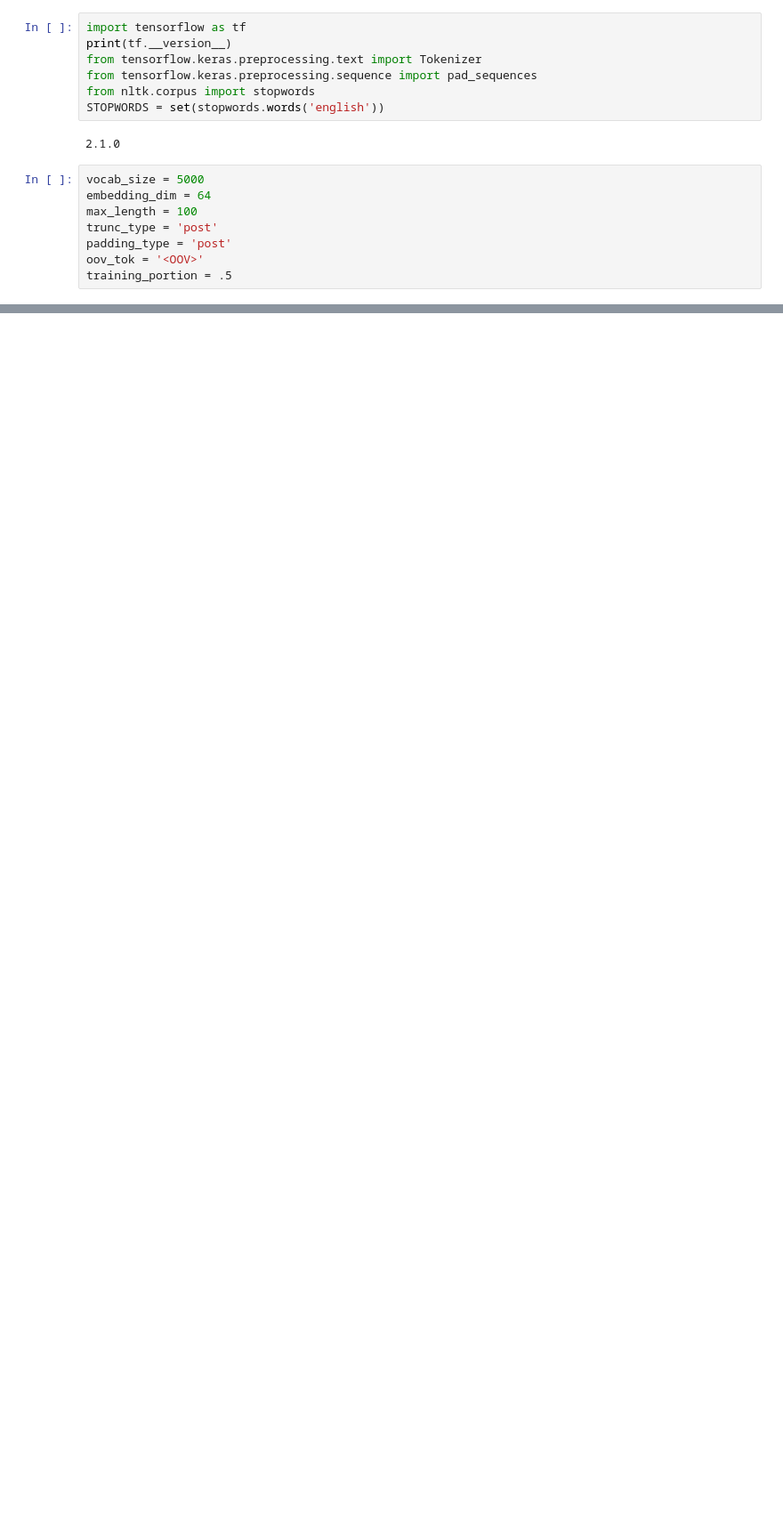
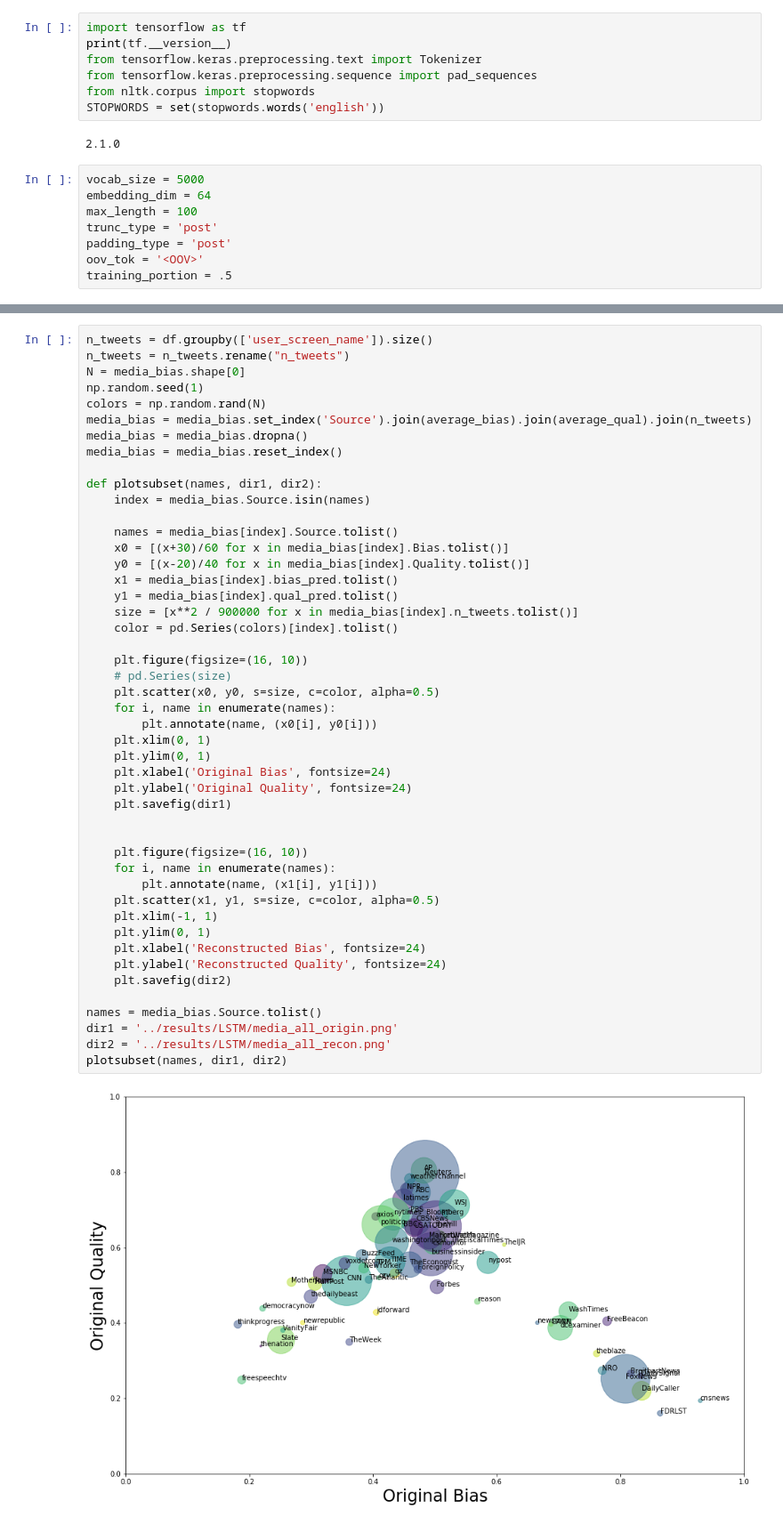
Before and after one commit to zchao3LA/MediaSentiment, a Jupyter notebook: code/LSTM_regression.ipynb, the cells around one changed output, grey strips where cells are left out. Shown at 89% size. Cells and saved outputs as stored; diff of their text form; blank space fills up the shorter version.

```diff
--- a/code/LSTM_regression.ipynb
+++ b/code/LSTM_regression.ipynb
@@ -349,0 +380,49 @@ training_label_seq[199:211,:]
+# %%
+n_tweets = df.groupby(['user_screen_name']).size()
+n_tweets = n_tweets.rename("n_tweets")
+N = media_bias.shape[0]
+np.random.seed(1)
+colors = np.random.rand(N)
+media_bias = media_bias.set_index('Source').join(average_bias).join(average_qual).join(n_tweets)
+media_bias = media_bias.dropna()
+media_bias = media_bias.reset_index()
+
+def plotsubset(names, dir1, dir2):
+    index = media_bias.Source.isin(names)
+
+    names = media_bias[index].Source.tolist()
+    x0 = [(x+30)/60 for x in media_bias[index].Bias.tolist()]
+    y0 = [(x-20)/40 for x in media_bias[index].Quality.tolist()]
+    x1 = media_bias[index].bias_pred.tolist()
+    y1 = media_bias[index].qual_pred.tolist()
+    size = [x**2 / 900000 for x in media_bias[index].n_tweets.tolist()]
+    color = pd.Series(colors)[index].tolist()
+
+    plt.figure(figsize=(16, 10))
+    # pd.Series(size)
+    plt.scatter(x0, y0, s=size, c=color, alpha=0.5)
+    for i, name in enumerate(names):
+        plt.annotate(name, (x0[i], y0[i]))
+    plt.xlim(0, 1)
+    plt.ylim(0, 1)
+    plt.xlabel('Original Bias', fontsize=24)
+    plt.ylabel('Original Quality', fontsize=24)
+    plt.savefig(dir1)
+
+
+    plt.figure(figsize=(16, 10))
+    for i, name in enumerate(names):
+        plt.annotate(name, (x1[i], y1[i]))
+    plt.scatter(x1, y1, s=size, c=color, alpha=0.5)
+    plt.xlim(-1, 1)
+    plt.ylim(0, 1)
+    plt.xlabel('Reconstructed Bias', fontsize=24)
+    plt.ylabel('Reconstructed Quality', fontsize=24)
+    plt.savefig(dir2)
+
+names = media_bias.Source.tolist()
+dir1 = '../results/LSTM/media_all_origin.png'
+dir2 = '../results/LSTM/media_all_recon.png'
+plotsubset(names, dir1, dir2)
+# %% [output]
+[figure, added]
```
Also changed, not shown: parts of 33 cells of this notebook, 7 other files.
